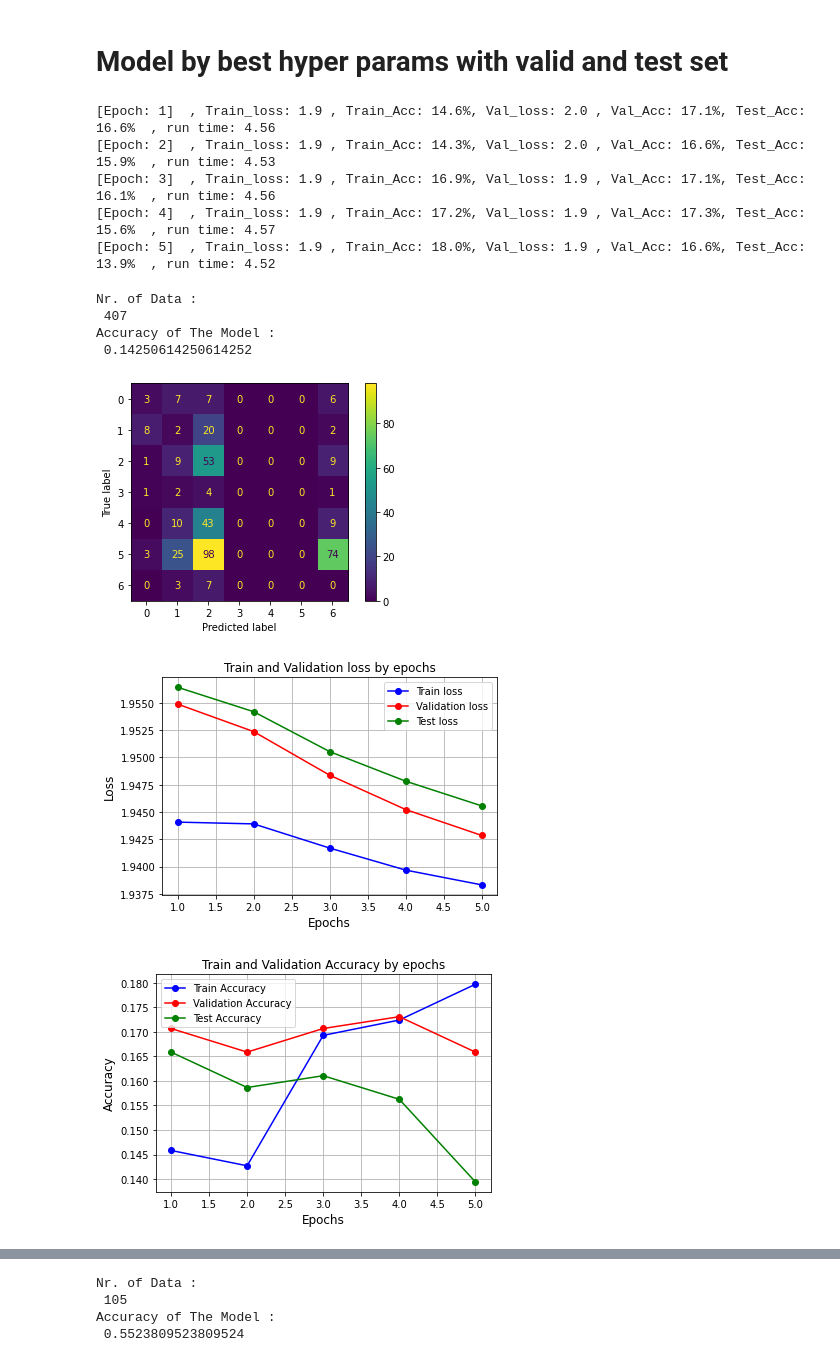
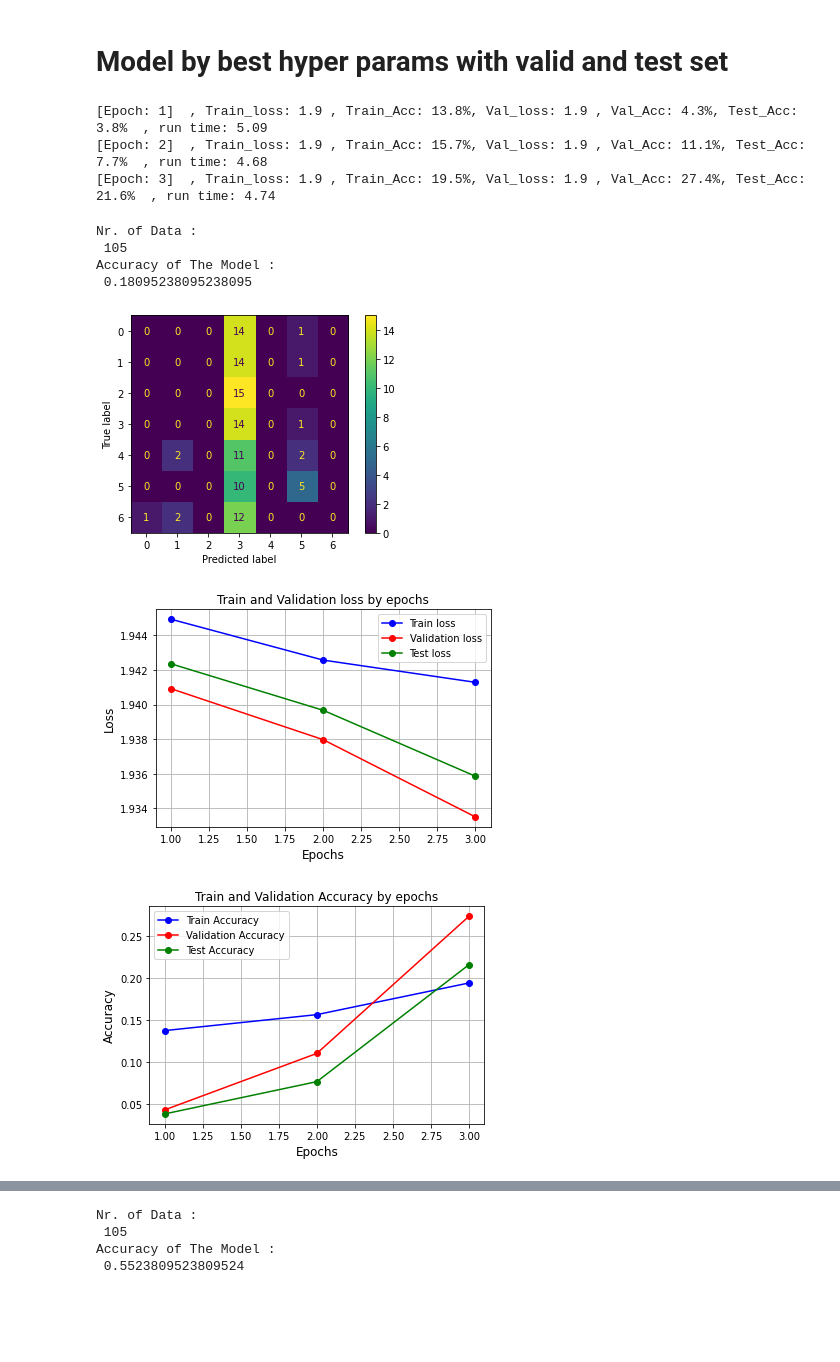
Before and after one commit to sepandms/SkinCare, a Jupyter notebook: CNN_AutoEconder.ipynb, the cells around one changed output, grey strips where cells are left out. Saved outputs shown, nothing was run; the diff lists cells and outputs as text; code cells hidden in the pictures; blank space fills up the shorter version.

```diff
--- a/CNN_AutoEconder.ipynb
+++ b/CNN_AutoEconder.ipynb
@@ -926,7 +878,7 @@ param1 = {'LR': 1e-4,
  'Momentum': 0.8,
  'Net': CNN_Nets.Net8,
  'batch_size': 32,
- 'epochs': 5,
+ 'epochs': 3,
  'loss_func': torch.nn.modules.loss.CrossEntropyLoss,
  'opt_func': torch.optim.SGD,
  'weight_decay': 1e-7}
@@ -940,26 +892,27 @@ random.seed(0)
 torch.manual_seed(0)
 Model_Best_Grid.train()
 # %% [output]
-[Epoch: 1]  , Train_loss: 1.9 , Train_Acc: 14.6%, Val_loss: 2.0 , Val_Acc: 17.1%, Test_Acc: 16.6%  , run time: 4.56
-[Epoch: 2]  , Train_loss: 1.9 , Train_Acc: 14.3%, Val_loss: 2.0 , Val_Acc: 16.6%, Test_Acc: 15.9%  , run time: 4.53
-[Epoch: 3]  , Train_loss: 1.9 , Train_Acc: 16.9%, Val_loss: 1.9 , Val_Acc: 17.1%, Test_Acc: 16.1%  , run time: 4.56
-[Epoch: 4]  , Train_loss: 1.9 , Train_Acc: 17.2%, Val_loss: 1.9 , Val_Acc: 17.3%, Test_Acc: 15.6%  , run time: 4.57
-[Epoch: 5]  , Train_loss: 1.9 , Train_Acc: 18.0%, Val_loss: 1.9 , Val_Acc: 16.6%, Test_Acc: 13.9%  , run time: 4.52
+[Epoch: 1]  , Train_loss: 1.9 , Train_Acc: 13.8%, Val_loss: 1.9 , Val_Acc: 4.3%, Test_Acc: 3.8%  , run time: 5.09
+[Epoch: 2]  , Train_loss: 1.9 , Train_Acc: 15.7%, Val_loss: 1.9 , Val_Acc: 11.1%, Test_Acc: 7.7%  , run time: 4.68
+[Epoch: 3]  , Train_loss: 1.9 , Train_Acc: 19.5%, Val_loss: 1.9 , Val_Acc: 27.4%, Test_Acc: 21.6%  , run time: 4.74
 # %%
 model_ = Model_Best_Grid
 model_1 = model_.model.eval()
-X = input_data[2].to(device)
-Y = labels[2]
+# X = input_data[2].to(device)
+# Y = labels[2]
+X = Evaluation_set[0].to(device)
+Y = Evaluation_set[1]
+
 Y_pred = model_1(X).argmax(dim=1).to('cpu')
 results = confusion_matrix(Y,Y_pred)
 plot_loss_accuracy(model_)
 results
 # %% [output]
 Nr. of Data :
- 407
+ 105
 Accuracy of The Model :
- 0.14250614250614252
+ 0.18095238095238095
-[figure, old version]
+[figure, new version]
-[figure, old version]
+[figure, new version]
-[figure, old version]
+[figure, new version]
 |  | weights | Precision | Recall_Sensitivity | Specificity | f1_score |
```
Also changed, not shown: parts of 7 cells of this notebook.
